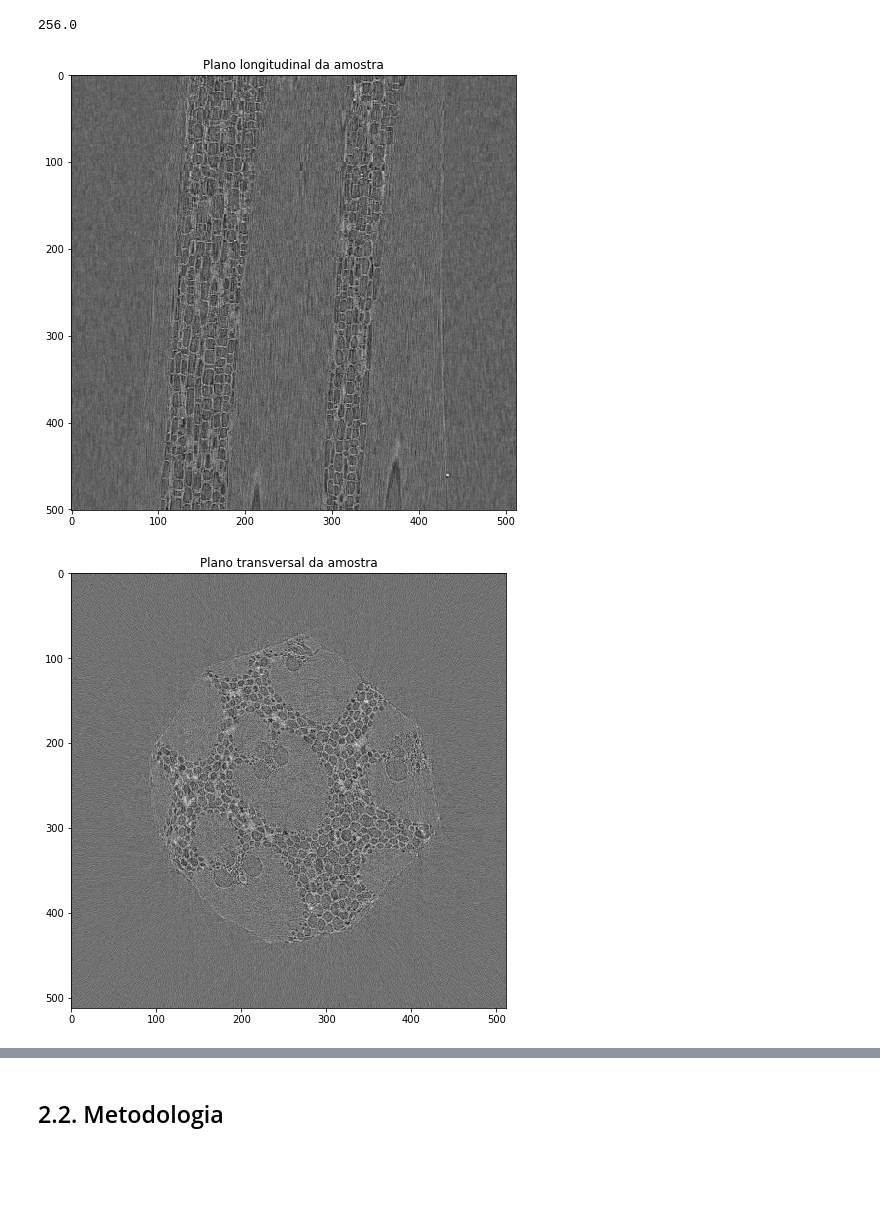
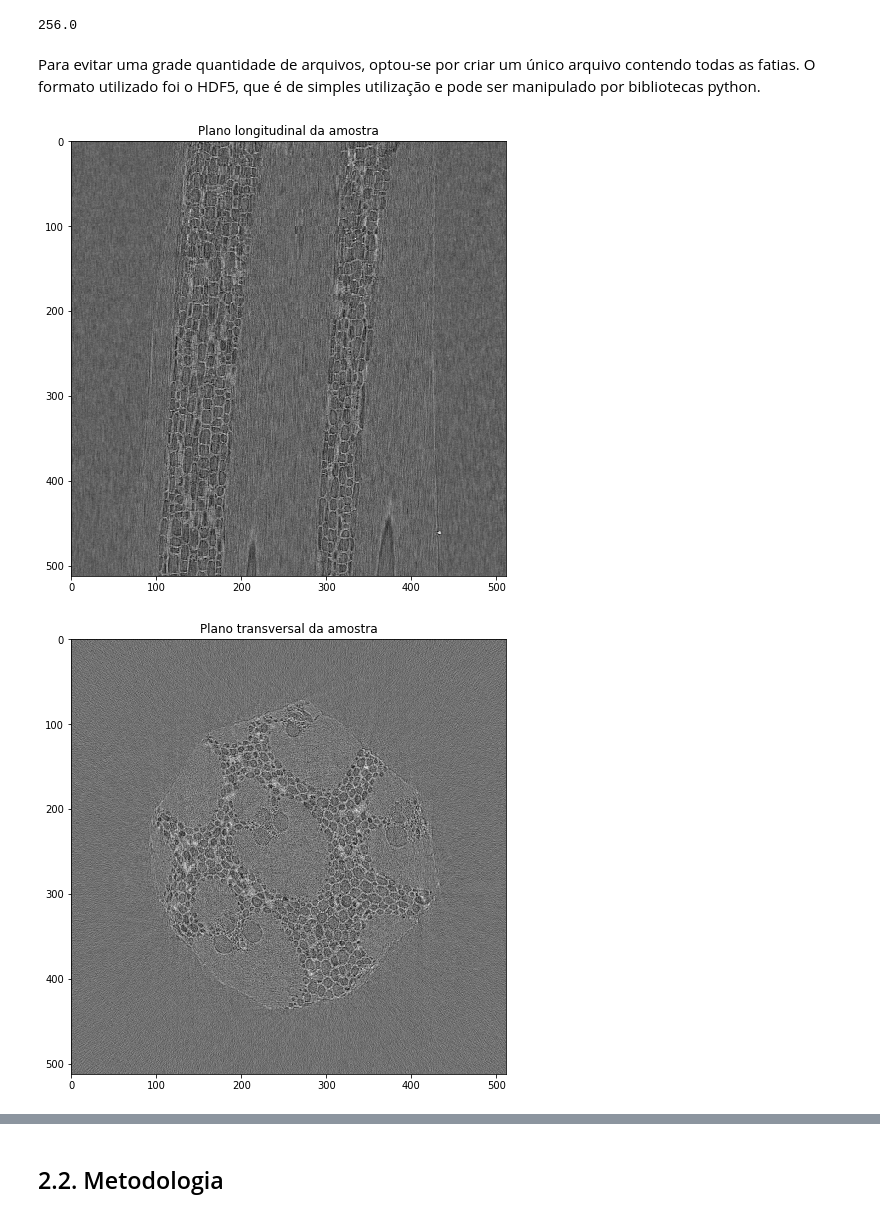
Before and after one commit to ferseiti/reproducibility, a Jupyter notebook: dev/data_management.ipynb, the cells around one changed output, grey strips where cells are left out. Saved outputs shown, nothing was run; the diff lists cells and outputs as text; code cells hidden in the pictures; blank space fills up the shorter version.

```diff
--- a/dev/data_management.ipynb
+++ b/dev/data_management.ipynb
@@ -76,17 +76,13 @@ Abaixo pode-se verificar a visualização de uma projeção e o corte em diferen
 os.path.getsize(pick_dir + '/recon/slice_0.b')/1024
 # %% [output]
 256.0
-# %%
-cut_l = np.zeros((501, 512))
-
-for l in range(501):
-    cut_l[l] = np.fromfile(pick_dir + '/recon/slice_{}.b'.format(l), dtype='uint8').reshape((512, 512))[256]
-# %%
-bigshow(cut_l, 'Plano longitudinal da amostra', size=8)
-# %% [output]
-[figure, removed]
-# %%
-cut_t = np.fromfile(pick_dir + '/recon/slice_256.b'.format(l), dtype='uint8').reshape((512, 512))
-bigshow(cut_t, 'Plano transversal da amostra', size=8)
-# %% [output]
-[figure, removed]
+# %% [markdown]
+Para evitar uma grade quantidade de arquivos, optou-se por criar um único arquivo contendo todas as fatias. O formato utilizado foi o HDF5, que é de simples utilização e pode ser manipulado por bibliotecas python.
+# %%
+with h5.File('../data/ground_data/ground_data_pick.h5', 'r') as h5file:
+    cut_l = h5file['data']
+    bigshow(cut_l[:, 256, :], 'Plano longitudinal da amostra', size=8)
+    bigshow(cut_l[256, :, :], 'Plano transversal da amostra', size=8)
+# %% [output]
+[figure, added]
+[figure, added]
```
Also changed, not shown: parts of 8 cells of this notebook.
